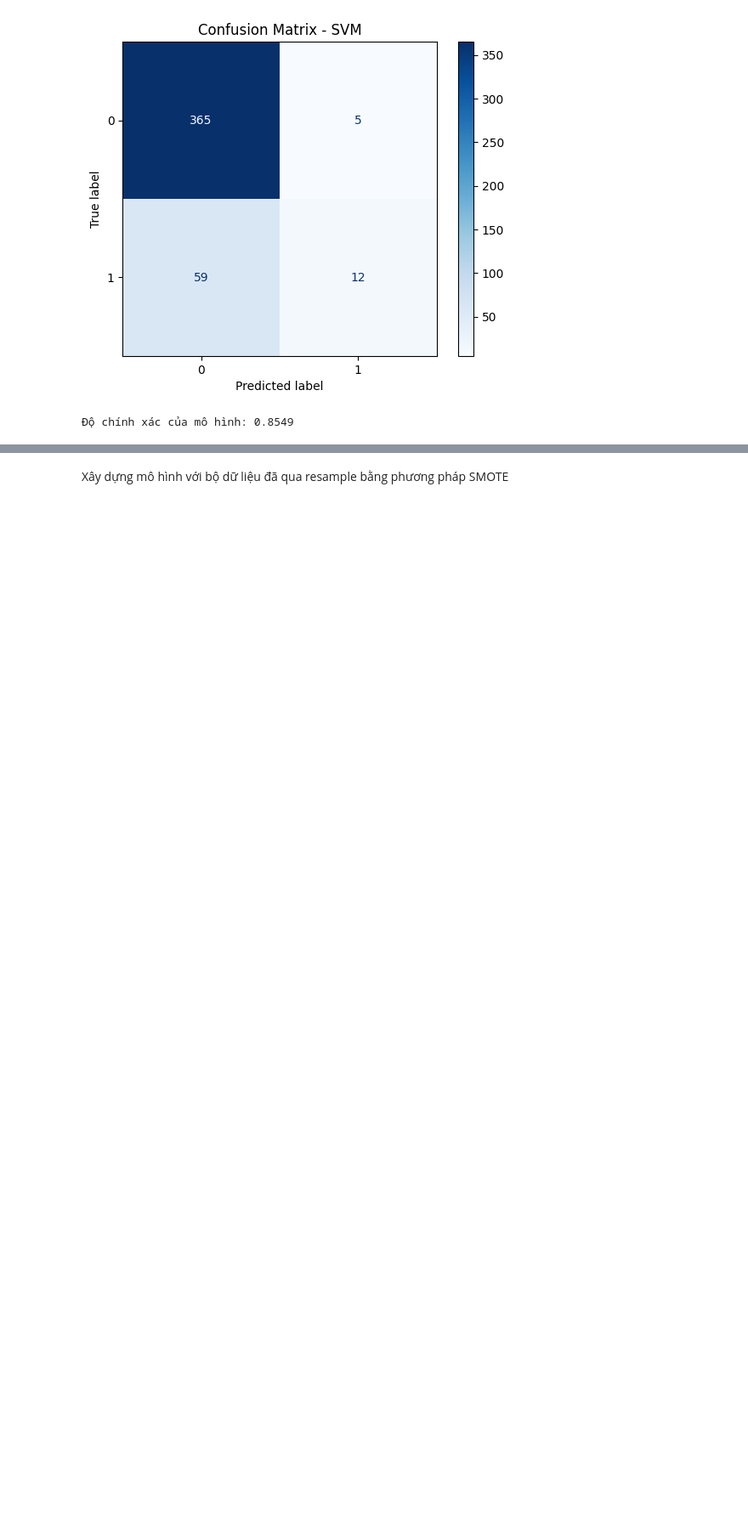
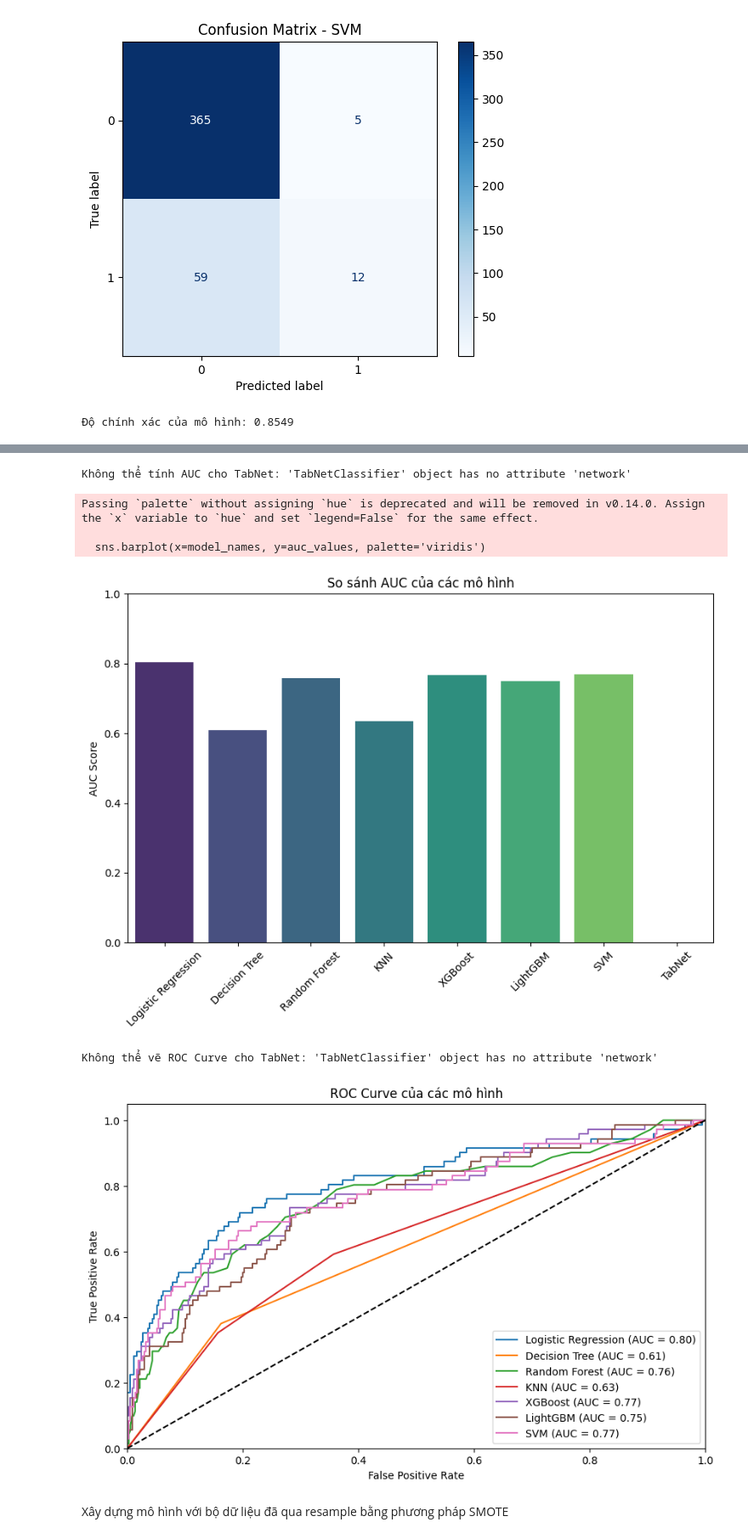
Before and after one commit to Kennenzz/predict-employee-attrition, a Jupyter notebook: Train.ipynb, the cells around one changed output, grey strips where cells are left out. Shown at 85% size. Cells and saved outputs as stored; diff of their text form; code cells hidden in the pictures; blank space fills up the shorter version.

```diff
--- a/Train.ipynb
+++ b/Train.ipynb
@@ -990,39 +1023,87 @@ except Exception as e:
 # %%
 # Dùng tensorflow để so sánh các mô hình đã huấn luyện
 models = {
     "Logistic Regression": model,
     "Decision Tree": model_dt,
     "Random Forest": model_rf,
     "KNN": model_knn,
     "XGBoost": model_xgb,
     "LightGBM": model_lgb,
     "SVM": model_svm,
     "TabNet": model_tabnet
 }
+
+def _to_array(X):
+    # Nếu là pandas DataFrame/Series thì dùng .values, nếu đã là numpy.ndarray thì trả về trực tiếp
+    return X if isinstance(X, np.ndarray) else getattr(X, "values", X)
+
 auc_scores = {}
 for name, mdl in models.items():
-    if name == "TabNet":
-        y_probs = mdl.predict_proba(X_test.values)[:, 1]
-    else:
-        if hasattr(mdl, "predict_proba"):
-            y_probs = mdl.predict_proba(X_test)[:, 1]
-        elif hasattr(mdl, "decision_function"):
-            y_probs = mdl.decision_function(X_test)
+    try:
+        X_input = _to_array(X_test)
+        if name == "TabNet":
+            # TabNet expects numpy input; X_input đảm bảo là numpy.ndarray
+            y_probs = mdl.predict_proba(X_input)[:, 1]
         else:
-            # fallback to hard predictions (roc_auc_score accepts scores but will compute from labels if necessary)
-            y_probs = mdl.predict(X_test)
-    auc = roc_auc_score(y_test, y_probs)
-    auc_scores[name] = auc
+            if hasattr(mdl, "predict_proba"):
+                y_probs = mdl.predict_proba(X_input)[:, 1]
+            elif hasattr(mdl, "decision_function"):
+                y_probs = mdl.decision_function(X_input)
+            else:
+                # fallback to hard predictions
+                y_probs = mdl.predict(X_input)
+        auc = roc_auc_score(y_test, y_probs)
+        auc_scores[name] = auc
+    except Exception as e:
+        # Nếu có lỗi, in thông báo và gán NaN cho model đó
+        print(f"Không thể tính AUC cho {name}: {e}")
+        auc_scores[name] = np.nan
+
 # Vẽ biểu đồ AUC cho các mô hình
 plt.figure(figsize=(10, 6))
 model_names = list(auc_scores.keys())
-auc_values = list(auc_scores.values())
+auc_values = [auc_scores[m] for m in model_names]
 sns.barplot(x=model_names, y=auc_values, palette='viridis')
 plt.xticks(rotation=45)
 plt.ylabel('AUC Score')
 plt.title('So sánh AUC của các mô hình')
 plt.ylim(0, 1)
 plt.show()
+
+# Vẽ ROC Curve cho các mô hình
+plt.figure(figsize=(10, 6))
+for name, mdl in models.items():
+    try:
+        X_input = _to_array(X_test)
+        if name == "TabNet":
+            y_probs = mdl.predict_proba(X_input)[:, 1]
+        else:
+            if hasattr(mdl, "predict_proba"):
+                y_probs = mdl.predict_proba(X_input)[:, 1]
+            elif hasattr(mdl, "decision_function"):
+                y_probs = mdl.decision_function(X_input)
+            else:
+                y_probs = mdl.predict(X_input)
+        fpr, tpr, _ = roc_curve(y_test, y_probs)
+        plt.plot(fpr, tpr, label=f'{name} (AUC = {auc_scores[name]:.2f})')
+    except Exception as e:
+        print(f"Không thể vẽ ROC Curve cho {name}: {e}")
+plt.plot([0, 1], [0, 1], 'k--')  # Đường chéo
+plt.xlim([0.0, 1.0])
+plt.ylim([0.0, 1.05])
+plt.xlabel('False Positive Rate')
+plt.ylabel('True Positive Rate')
+plt.title('ROC Curve của các mô hình')
+plt.legend(loc='lower right')
+plt.show()
+# %% [output]
+Không thể tính AUC cho TabNet: 'TabNetClassifier' object has no attribute 'network'
+Passing `palette` without assigning `hue` is deprecated and will be removed in v0.14.0. Assign the `x` variable to `hue` and set `legend=False` for the same effect.
+
+  sns.barplot(x=model_names, y=auc_values, palette='viridis')
+[figure, added]
+Không thể vẽ ROC Curve cho TabNet: 'TabNetClassifier' object has no attribute 'network'
+[figure, added]
 # %% [markdown]
 Xây dựng mô hình với bộ dữ liệu đã qua resample bằng phương pháp SMOTE
 # %%
```
Also changed, not shown: parts of 18 cells of this notebook, 8 other files.
